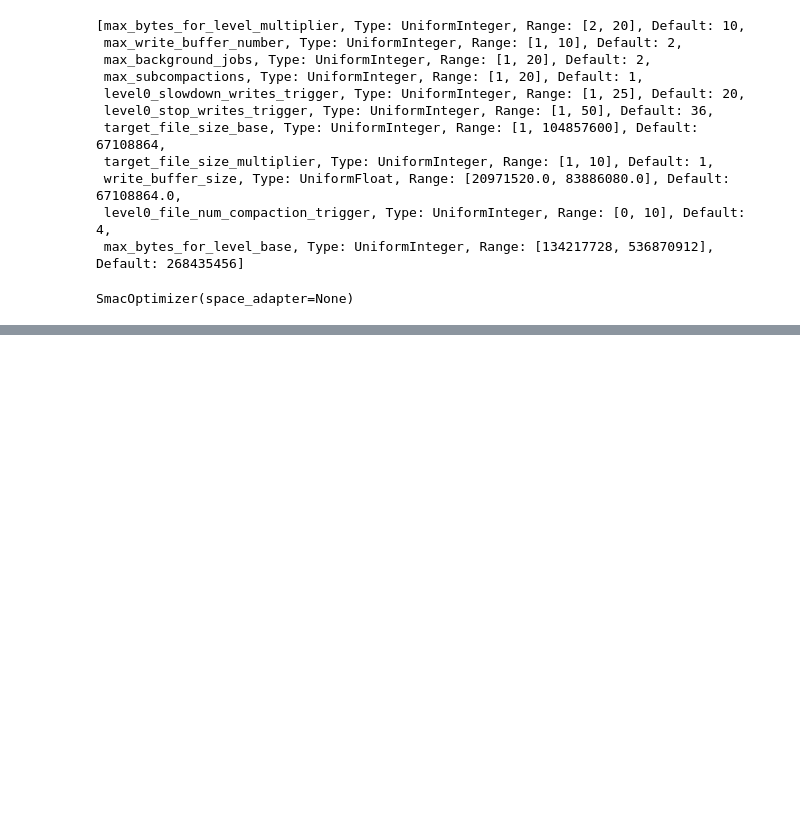
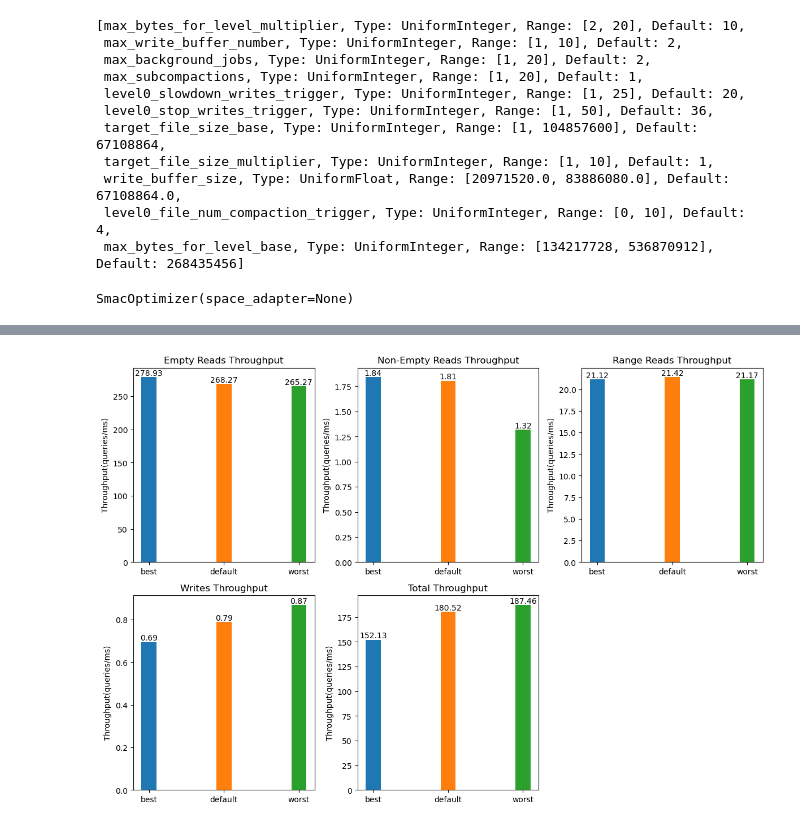
Before and after one commit to BU-DiSC/Onix, a Jupyter notebook: src/tuning/mlos_BO.ipynb, the cells around one changed output, grey strips where cells are left out. Saved outputs shown, nothing was run; the diff lists cells and outputs as text; code cells hidden in the pictures; blank space fills up the shorter version.

```diff
--- a/src/tuning/mlos_BO.ipynb
+++ b/src/tuning/mlos_BO.ipynb
@@ -684,3 +669,35 @@ plot_final_hist_evaluation_phase_graph()
+# %%
+def plot_final_hist_evaluation_phase_graph():
+    csvs = [("../../build/performance/performance_metrics_best_eval_phase_94_2_2_2_11p_", "best"),
+            ("../../build/performance/performance_metrics_default_eval_phase_94_2_2_2_11p_", "default"),
+            ("../../build/performance/performance_metrics_worst_eval_phase_94_2_2_2_11p_", "worst")]
+    plt.figure(figsize=(12, 12))
+
+    types = ['Empty Reads', 'Non-Empty Reads', 'Range Reads', 'Writes', 'Total']
+
+    for i, throughput_type in enumerate(types):
+        plt.subplot(3, 3, i+1)
+
+        for data_url, name in csvs:
+            data = []
+            for j in range(5):
+                df = pd.read_csv(data_url + str(j) + ".csv", header=None)
+                df = df.replace([np.inf, -np.inf], 0)
+                data.extend(df.iloc[:,9+i])
+            mean=np.mean(data)
+            plt.bar(name, mean,width=0.2)
+            plt.text(name, mean, f'{mean:.2f}', ha='center', va='bottom')
+
+        plt.ylabel('Throughput(queries/ms)')
+        plt.title(f'{throughput_type} Throughput')
+
+    plt.tight_layout()
+    plt.savefig("../../build/performance/cumulative_throughput_eval_phase_94_2_2_2_11p.pdf")
+    plt.show()
+
+plot_final_hist_evaluation_phase_graph()
+# %% [output]
+[figure, added]
 # %%
 hyper_parameters_integer = {
     "max_open_files":[-1,10000, -1],
```
Also changed, not shown: parts of 14 cells of this notebook, 2 other files.
